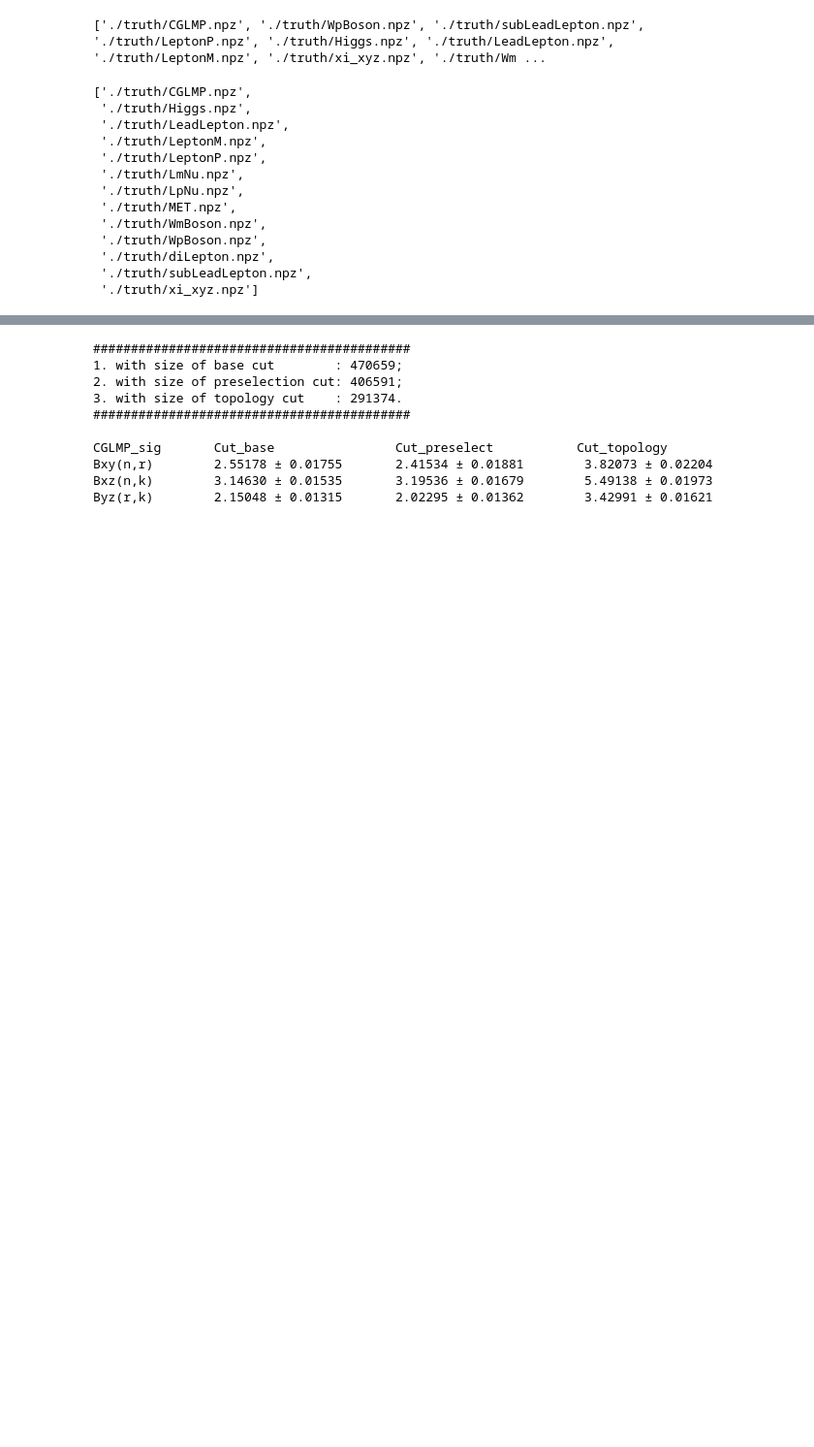
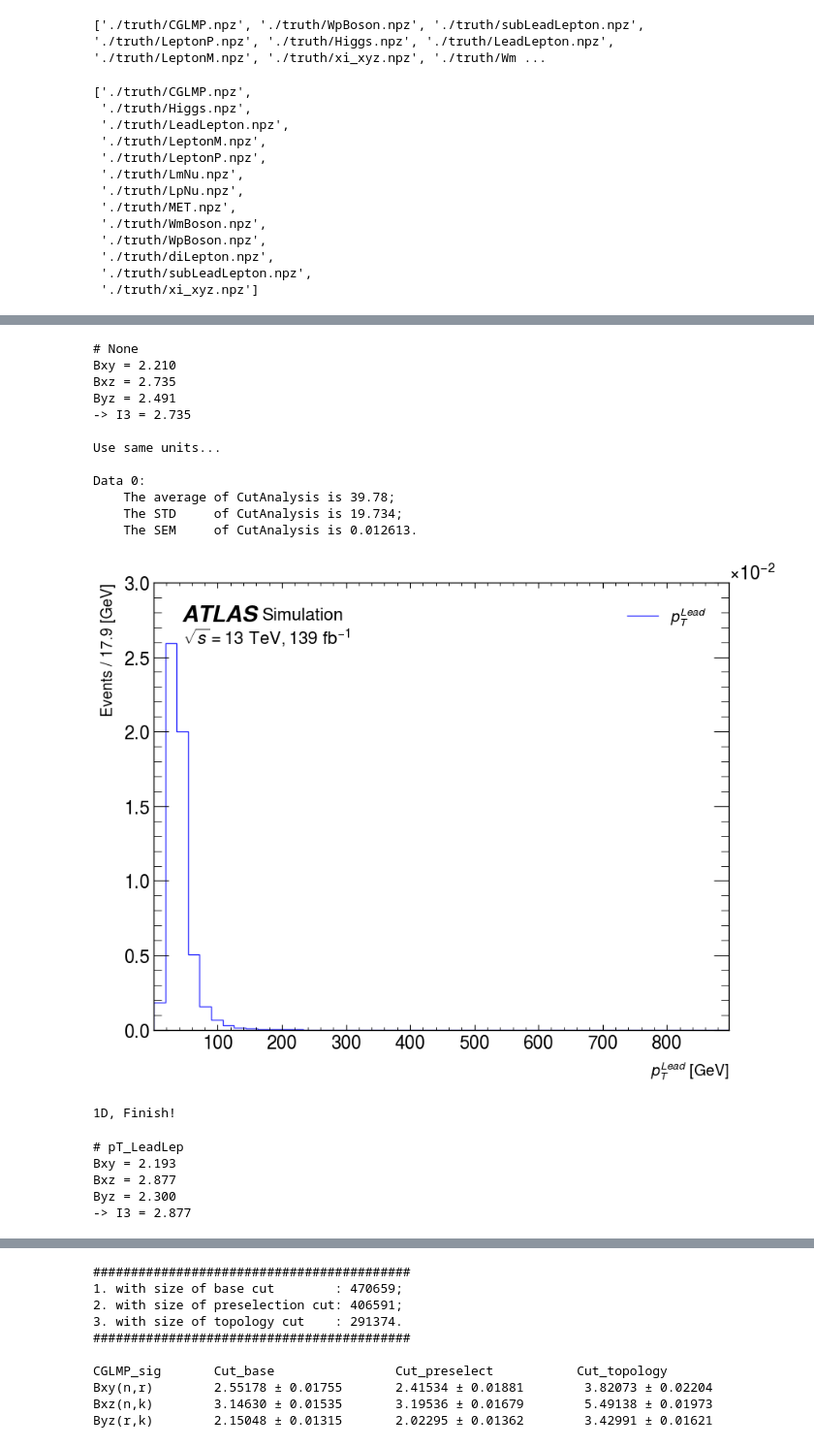
Before and after one commit to yygarypeng/Bell-Analysis, a Jupyter notebook: TRUTH3_dump_CutAnalysis/truth-analysis.ipynb, the cells around one changed output, grey strips where cells are left out. Shown at 97% size. Saved outputs shown, nothing was run; the diff lists cells and outputs as text; code cells hidden in the pictures; blank space fills up the shorter version.

Commit message:
Add the cuts analysis codes.

```diff
--- a/TRUTH3_dump_CutAnalysis/truth-analysis.ipynb
+++ b/TRUTH3_dump_CutAnalysis/truth-analysis.ipynb
@@ -108,0 +95,21 @@ gc.collect()
+# %%
+def CGLMP_analysis(CutName: str, Cuts: list=[]) -> list:
+      if len(Cuts) == 0:
+            data = CGLMP
+            warnings.warn("No cut applied...")
+            cri = np.ones(len(CGLMP), dtype=bool)
+      else:
+            cri = np.prod(Cuts, axis=0).astype(bool)
+            data = CGLMP[cri]
+      Bxy = np.average(data['Bxy'])
+      Bxz = np.average(data['Bzx'])
+      Byz = np.average(data['Byz'])
+      I3 = np.max([Bxy, Bxz, Byz])
+
+      print(f'''# {CutName}
+Bxy = {Bxy:1.3f}
+Bxz = {Bxz:1.3f}
+Byz = {Byz:1.3f}
+-> I3 = {I3 :1.3f}\n''')
+
+      return cri
@@ -108,0 +157,26 @@ gc.collect()
+# %%
+Cut_None = CGLMP_analysis("None")
+# plot(LeadLep[Cut_None]["pt"]/GeV, label=r"$p^{Lead}_T$", name="None")
+# %% [output]
+# None
+Bxy = 2.210
+Bxz = 2.735
+Byz = 2.491
+-> I3 = 2.735
+
+Use same units...
+
+Data 0:
+    The average of CutAnalysis is 39.78;
+    The STD     of CutAnalysis is 19.734;
+    The SEM     of CutAnalysis is 0.012613.
+[figure, added]
+1D, Finish!
+# %%
+Cut_pT_LeadLep = CGLMP_analysis("pT_LeadLep", Cuts=[LeadLep["pt"]/GeV>22])
+# %% [output]
+# pT_LeadLep
+Bxy = 2.193
+Bxz = 2.877
+Byz = 2.300
+-> I3 = 2.877
```
Also changed, not shown: parts of 9 cells of this notebook.
